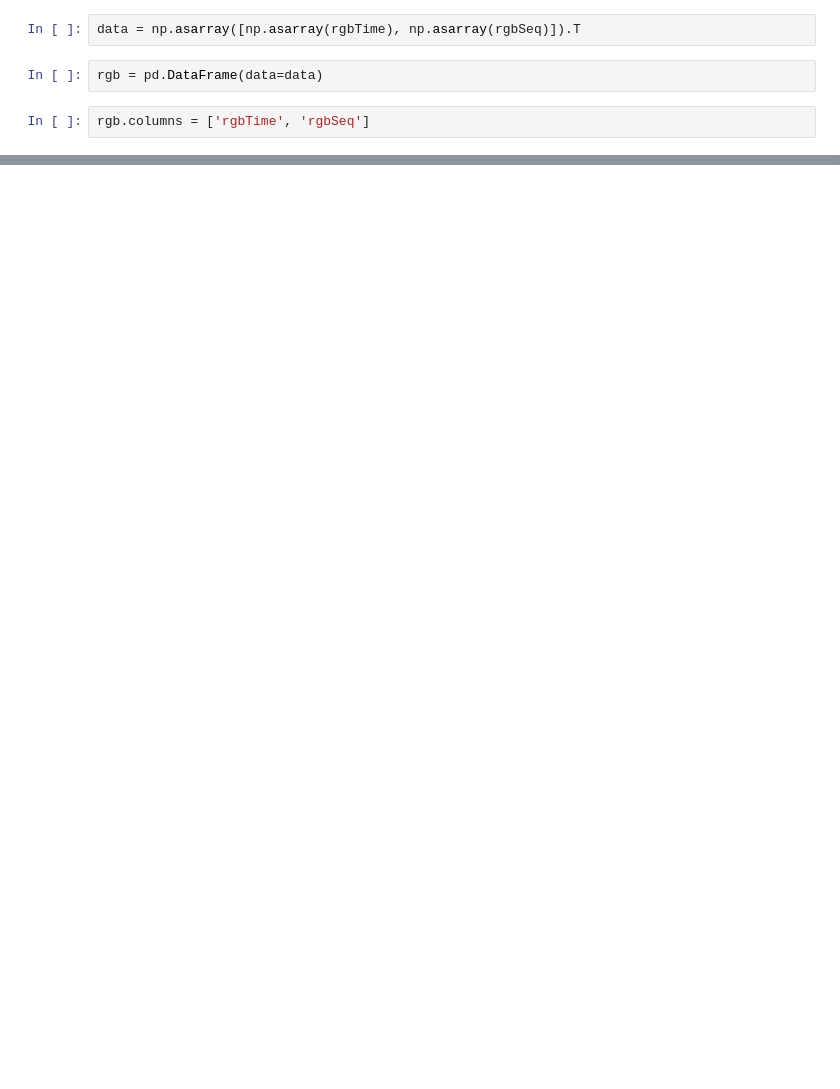
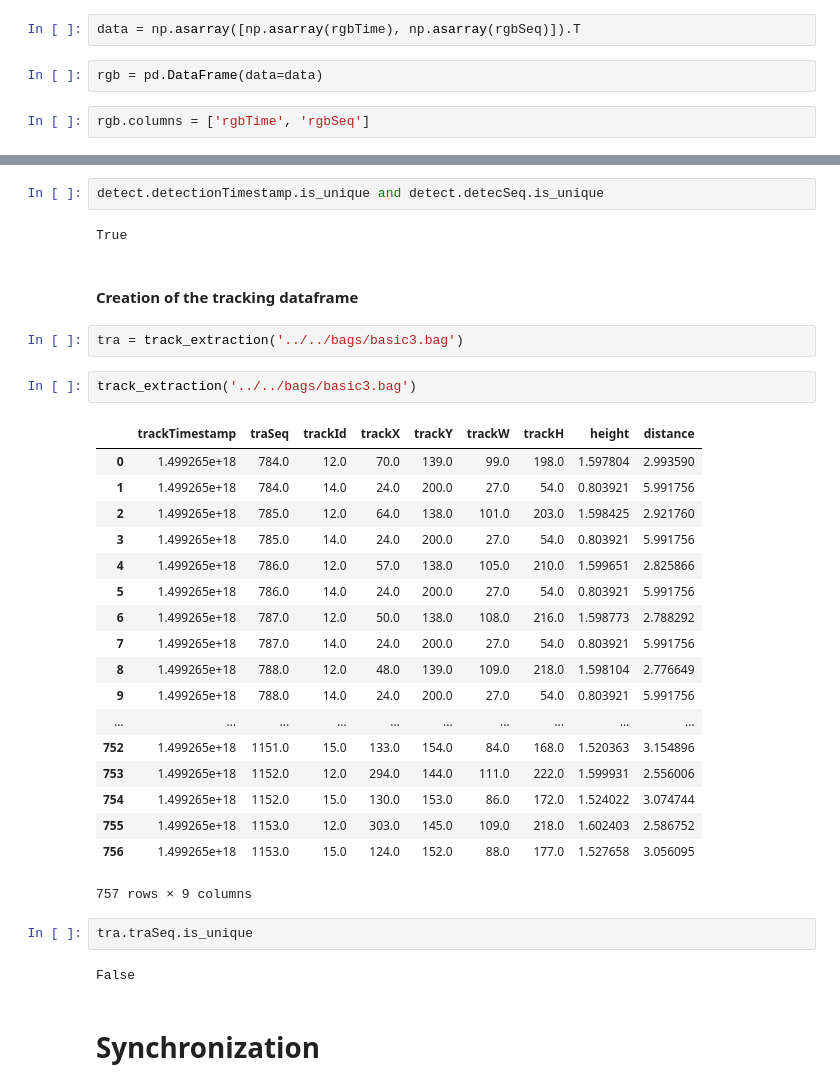
Before and after one commit to gbarrene/social_tracking, a Jupyter notebook: synchronization/Array_creation.ipynb, the cells around one changed output, grey strips where cells are left out. Saved outputs shown, nothing was run; the diff lists cells and outputs as text; blank space fills up the shorter version.

```diff
--- a/synchronization/Array_creation.ipynb
+++ b/synchronization/Array_creation.ipynb
@@ -116,0 +104,35 @@ rgb.columns = ['rgbTime', 'rgbSeq']
+# %%
+detect.detectionTimestamp.is_unique and detect.detecSeq.is_unique
+# %% [output]
+True
+# %% [markdown]
+#### Creation of the tracking dataframe
+# %%
+tra = track_extraction('../../bags/basic3.bag')
+# %%
+track_extraction('../../bags/basic3.bag')
+# %% [output]
+|  | trackTimestamp | traSeq | trackId | trackX | trackY | trackW | trackH | height | distance |
+| 0 | 1.499265e+18 | 784.0 | 12.0 | 70.0 | 139.0 | 99.0 | 198.0 | 1.597804 | 2.993590 |
+| 1 | 1.499265e+18 | 784.0 | 14.0 | 24.0 | 200.0 | 27.0 | 54.0 | 0.803921 | 5.991756 |
+| 2 | 1.499265e+18 | 785.0 | 12.0 | 64.0 | 138.0 | 101.0 | 203.0 | 1.598425 | 2.921760 |
+| 3 | 1.499265e+18 | 785.0 | 14.0 | 24.0 | 200.0 | 27.0 | 54.0 | 0.803921 | 5.991756 |
+| 4 | 1.499265e+18 | 786.0 | 12.0 | 57.0 | 138.0 | 105.0 | 210.0 | 1.599651 | 2.825866 |
+| 5 | 1.499265e+18 | 786.0 | 14.0 | 24.0 | 200.0 | 27.0 | 54.0 | 0.803921 | 5.991756 |
+| 6 | 1.499265e+18 | 787.0 | 12.0 | 50.0 | 138.0 | 108.0 | 216.0 | 1.598773 | 2.788292 |
+| 7 | 1.499265e+18 | 787.0 | 14.0 | 24.0 | 200.0 | 27.0 | 54.0 | 0.803921 | 5.991756 |
+| 8 | 1.499265e+18 | 788.0 | 12.0 | 48.0 | 139.0 | 109.0 | 218.0 | 1.598104 | 2.776649 |
+| 9 | 1.499265e+18 | 788.0 | 14.0 | 24.0 | 200.0 | 27.0 | 54.0 | 0.803921 | 5.991756 |
+| ... | ... | ... | ... | ... | ... | ... | ... | ... | ... |
+| 752 | 1.499265e+18 | 1151.0 | 15.0 | 133.0 | 154.0 | 84.0 | 168.0 | 1.520363 | 3.154896 |
+| 753 | 1.499265e+18 | 1152.0 | 12.0 | 294.0 | 144.0 | 111.0 | 222.0 | 1.599931 | 2.556006 |
+| 754 | 1.499265e+18 | 1152.0 | 15.0 | 130.0 | 153.0 | 86.0 | 172.0 | 1.524022 | 3.074744 |
+| 755 | 1.499265e+18 | 1153.0 | 12.0 | 303.0 | 145.0 | 109.0 | 218.0 | 1.602403 | 2.586752 |
+| 756 | 1.499265e+18 | 1153.0 | 15.0 | 124.0 | 152.0 | 88.0 | 177.0 | 1.527658 | 3.056095 |
+757 rows × 9 columns
+# %%
+tra.traSeq.is_unique
+# %% [output]
+False
+# %% [markdown]
+# Synchronization
```
Also changed, not shown: parts of 53 cells of this notebook, 4 other files.
